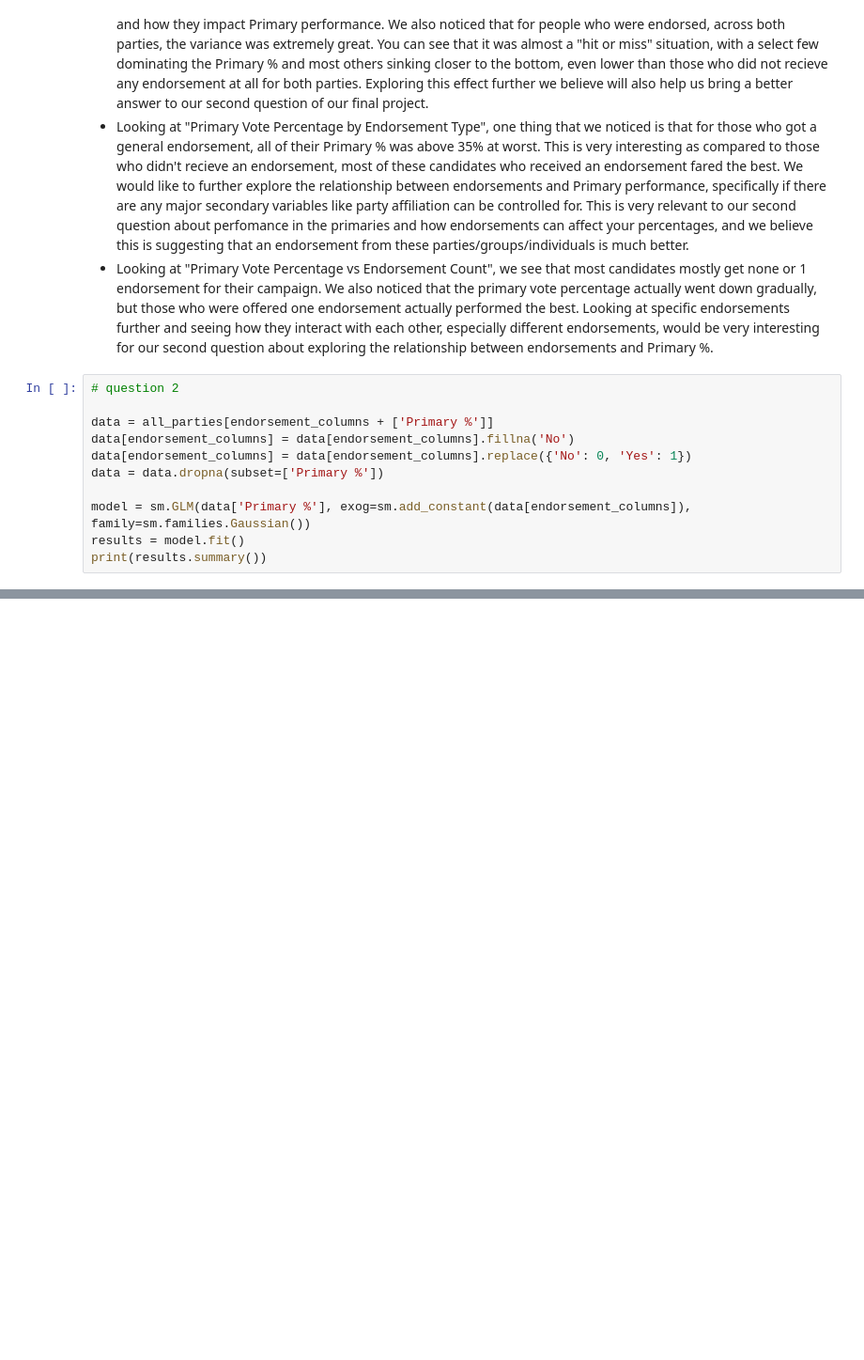
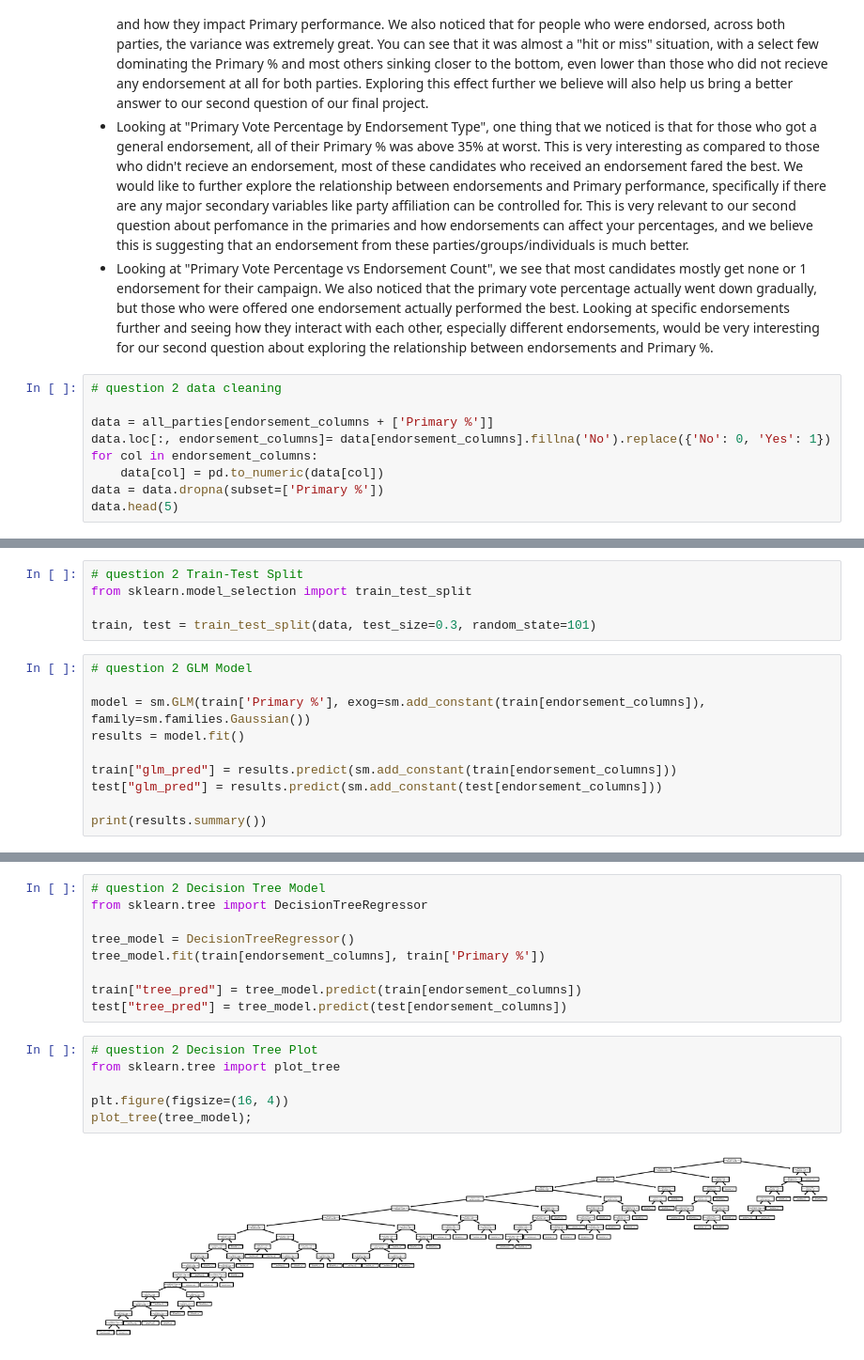
Before and after one commit to daekwon0/data102proj, a Jupyter notebook: data102_finproj_g23.ipynb, the cells around one changed output, grey strips where cells are left out. Shown: that part at 94% size. Saved outputs shown, nothing was run; the diff lists cells and outputs as text; blank space fills up the shorter version.

```diff
--- a/data102_finproj_g23.ipynb
+++ b/data102_finproj_g23.ipynb
@@ -211,14 +214,12 @@ plt.show()
 - Looking at "Primary Vote Percentage by Endorsement Type", one thing that we noticed is that for those who got a general endorsement, all of their Primary % was above 35% at worst. This is very interesting as compared to those who didn't recieve an endorsement, most of these candidates who received an endorsement fared the best. We would like to further explore the relationship between endorsements and Primary performance, specifically if there are any major secondary variables like party affiliation can be controlled for. This is very relevant to our second question about perfomance in the primaries and how endorsements can affect your percentages, and we believe this is suggesting that an endorsement from these parties/groups/individuals is much better.
 - Looking at "Primary Vote Percentage vs Endorsement Count", we see that most candidates mostly get none or 1 endorsement for their campaign. We also noticed that the primary vote percentage actually went down gradually, but those who were offered one endorsement actually performed the best. Looking at specific endorsements further and seeing how they interact with each other, especially different endorsements, would be very interesting for our second question about exploring the relationship between endorsements and Primary %.
 # %%
-# question 2
+# question 2 data cleaning
 
 data = all_parties[endorsement_columns + ['Primary %']]
-data[endorsement_columns] = data[endorsement_columns].fillna('No')
-data[endorsement_columns] = data[endorsement_columns].replace({'No': 0, 'Yes': 1})
+data.loc[:, endorsement_columns]= data[endorsement_columns].fillna('No').replace({'No': 0, 'Yes': 1})
+for col in endorsement_columns:
+    data[col] = pd.to_numeric(data[col])
 data = data.dropna(subset=['Primary %'])
-
-model = sm.GLM(data['Primary %'], exog=sm.add_constant(data[endorsement_columns]), family=sm.families.Gaussian())
-results = model.fit()
-print(results.summary())
+data.head(5)
 # %% [output]
@@ -251,0 +238,15 @@ See the caveats in the documentation: https://pandas.pydata.org/pandas-docs/stab
+# %%
+# question 2 Train-Test Split
+from sklearn.model_selection import train_test_split
+
+train, test = train_test_split(data, test_size=0.3, random_state=101)
+# %%
+# question 2 GLM Model
+
+model = sm.GLM(train['Primary %'], exog=sm.add_constant(train[endorsement_columns]), family=sm.families.Gaussian())
+results = model.fit()
+
+train["glm_pred"] = results.predict(sm.add_constant(train[endorsement_columns]))
+test["glm_pred"] = results.predict(sm.add_constant(test[endorsement_columns]))
+
+print(results.summary())
@@ -251,0 +290,17 @@ See the caveats in the documentation: https://pandas.pydata.org/pandas-docs/stab
+# %%
+# question 2 Decision Tree Model
+from sklearn.tree import DecisionTreeRegressor
+
+tree_model = DecisionTreeRegressor()
+tree_model.fit(train[endorsement_columns], train['Primary %'])
+
+train["tree_pred"] = tree_model.predict(train[endorsement_columns])
+test["tree_pred"] = tree_model.predict(test[endorsement_columns])
+# %%
+# question 2 Decision Tree Plot
+from sklearn.tree import plot_tree
+
+plt.figure(figsize=(16, 4))
+plot_tree(tree_model);
+# %% [output]
+[figure, added]
```
Also changed, not shown: parts of 5 cells of this notebook.
